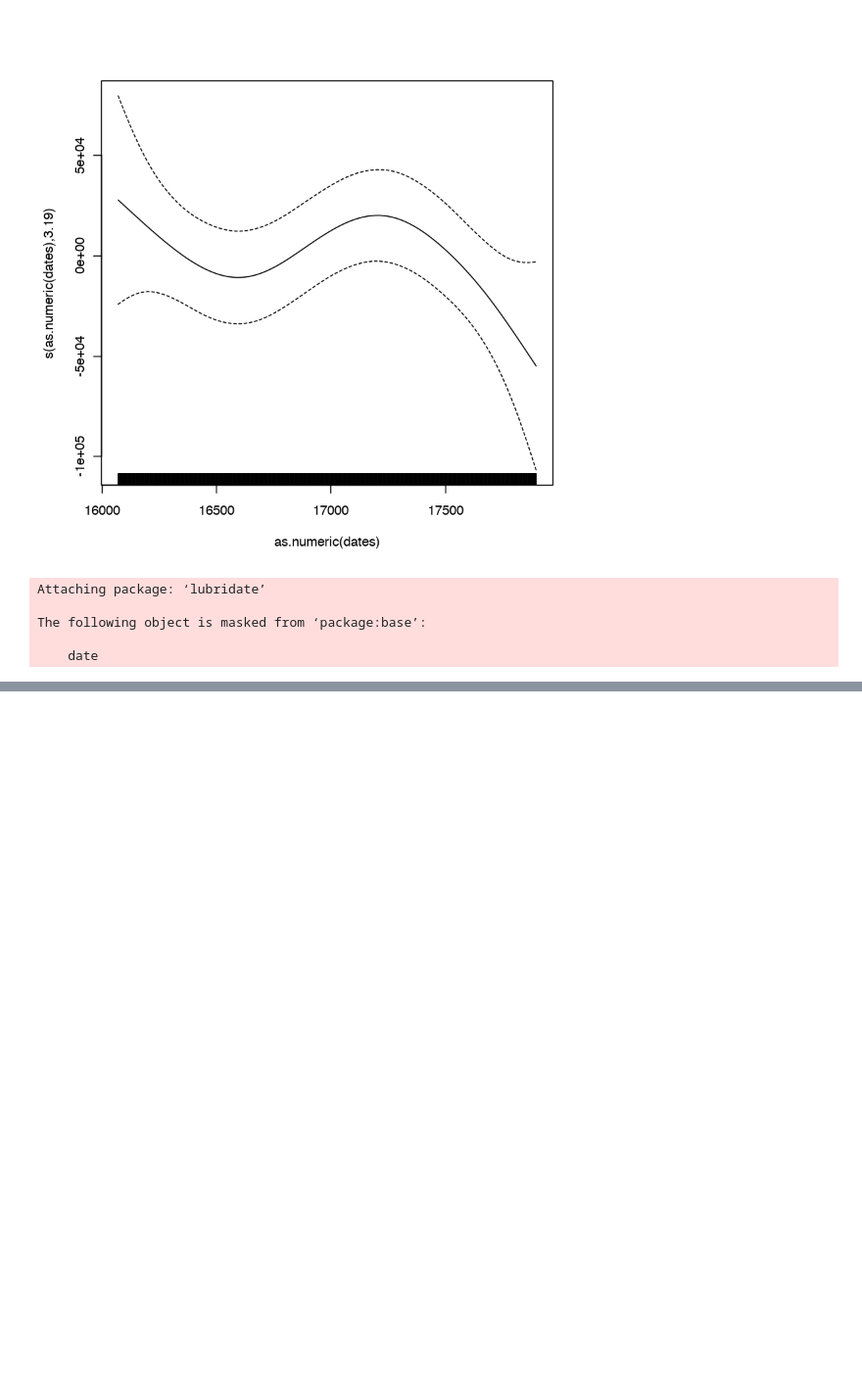
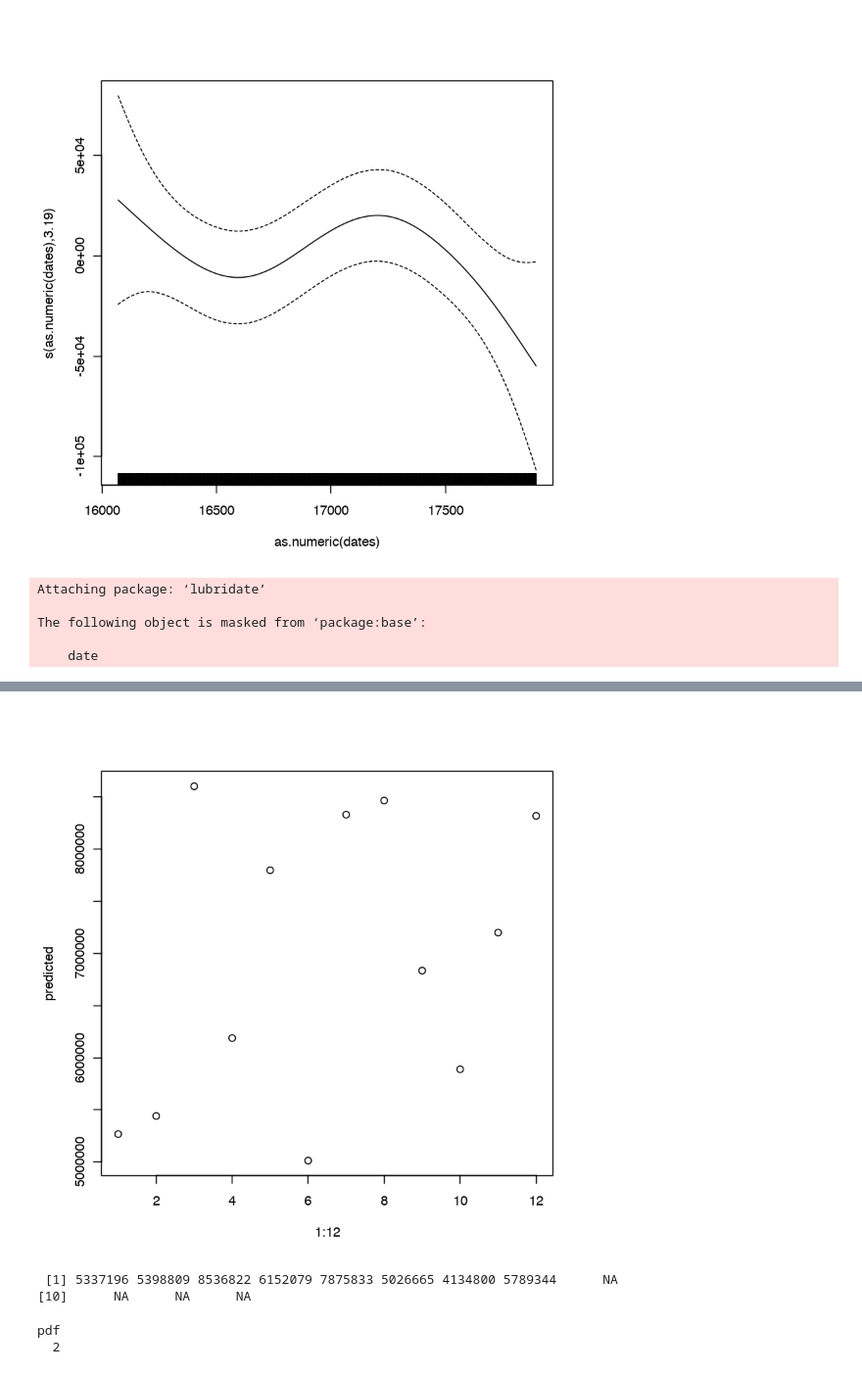
Before and after one commit to dongmeic/job-searching, a Jupyter notebook: job-searching/NIKEiD.ipynb, the cells around one changed output, grey strips where cells are left out. Shown: that part at 98% size. Cells and saved outputs as stored; diff of their text form; code cells hidden in the pictures; blank space fills up the shorter version.

```diff
--- a/job-searching/NIKEiD.ipynb
+++ b/job-searching/NIKEiD.ipynb
@@ -82,0 +95,4 @@ data$month <- as.numeric(format(dates,'%m'))
+# %%
+plot(1:12, predicted)
+# %% [output]
+[figure, added]
@@ -82,0 +102,5 @@ data$month <- as.numeric(format(dates,'%m'))
+# %%
+observed
+# %% [output]
+ [1] 5337196 5398809 8536822 6152079 7875833 5026665 4134800 5789344      NA
+[10]      NA      NA      NA
@@ -82,0 +109,13 @@ data$month <- as.numeric(format(dates,'%m'))
+# %%
+png(paste0(out, "sales.png"), width=8, height=6, units="in", res=300)
+plot(1:12, predicted, xlab='Fiscal month', ylab='Sales ($)', pch=16,
+     main='NIKEiD Sales Analysis', ylim = range(na.omit(c(predicted, observed))))
+lines(1:12, predicted, lwd=1.5)
+points(1:12, observed, col='red', pch=16)
+lines(1:12, observed, col='red', lwd=1.5)
+legend("bottomright", legend = c("Predicted", "Observed"), pch = c(16, 16), lty = c(1, 1),
+       col=c('black', 'red'))
+dev.off()
+# %% [output]
+pdf
+  2
```
Also changed, not shown: parts of 10 cells of this notebook.
